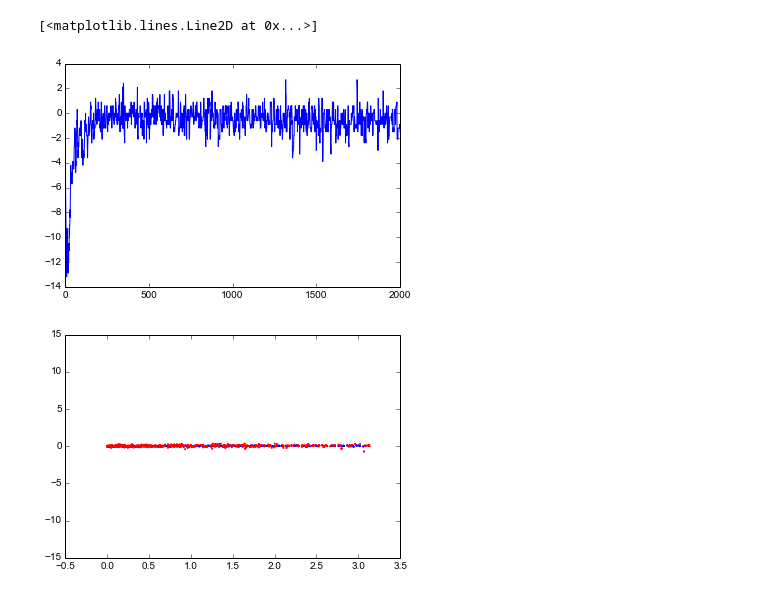
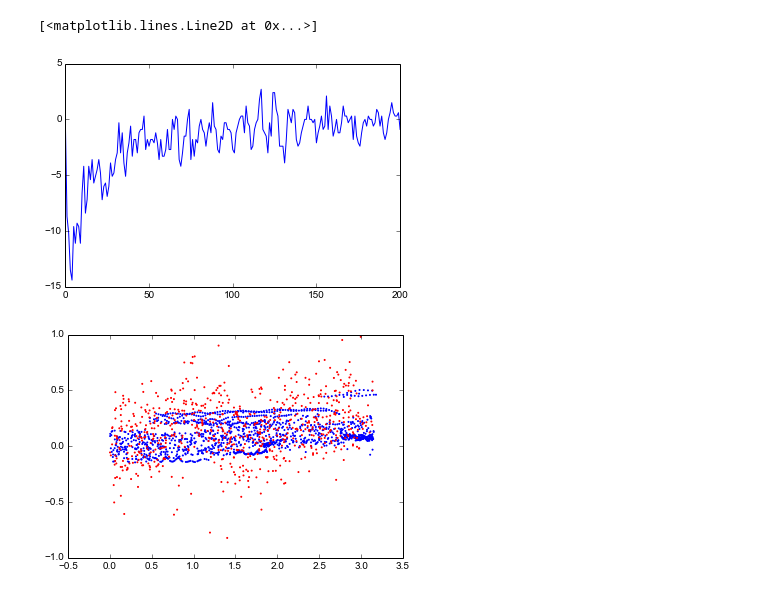
Before and after one commit to shigh/pyes1, a Jupyter notebook: pyes1/sheath.ipynb, the cells around one changed output. Drawn from its saved outputs; the diff is of its cells as text; code cells hidden in the pictures.

```diff
--- a/pyes1/sheath.ipynb
+++ b/pyes1/sheath.ipynb
@@ -10,8 +13,8 @@ import matplotlib.pyplot as plt
 from matplotlib import animation
 from collections import namedtuple
 # %%
-nt = 2000
-nx = 256
+nt = 200
+nx = 128
 L  = np.pi
 dx = L/(nx-1)
 dt = 0.1
@@ -19,13 +22,13 @@ B0 = 0
 me = 1.
 mi = 10.
 
-N_e = 2**10
+N_e = nx*20
 N_i = N_e
 n0e = np.linspace(0., L, N_e+1)[:-1]
 n0i = np.linspace(0., L, N_i+1)[:-1]
 
-vx0i = norm.rvs(size=N_i, scale=1./mi)
-vx0e = norm.rvs(size=N_e, scale=1./me)
+vx0i = norm.rvs(size=N_i, scale=np.sqrt(1./mi))
+vx0e = norm.rvs(size=N_e, scale=np.sqrt(1./me))
 
 q = .3
 electron = Species(-q, me, N_e, n0e,
@@ -33,36 +36,37 @@ electron = Species(-q, me, N_e, n0e,
 ion      = Species(q, mi, N_i, n0i,
                     vx0i, np.zeros(N_i))
 
-xp, vx, vy, E, phi, rho, sig, el = pic(electron, ion, nx, dx, nt, dt, L, B0)
+xp, vx, vy, E, phi, rho, sig, el, Na = pic(electron, ion, nx, dx, nt, dt, L, B0)
 # %%
 plt.plot(sig)
 # %% [output]
 [<matplotlib.lines.Line2D at 0x...>]
-[figure, old version]
+[figure, new version]
 # %%
 if True:
     fig = plt.figure()
     p1 = fig.add_subplot(1, 1, 1)
+    p1.set_ylim((-1, 1))
     imgs = []
     s = 1
     x_vals = np.linspace(0,L,nx+1)[:-1]
-    for i in range(0, nt+1, 10):
+    for i in range(0, nt+1):
         rhok = np.fft.rfft(rho[i,:])
         rhok[0] = 0.
         rhok = np.real(rhok*rhok.conj())
         is_e = el[i]
-        is_i = np.logical_not(is_e)
-        imgs.append((p1.scatter(xp[i,is_i], vx[i,is_i], color='b', s=s),
-                     p1.scatter(xp[i,is_e], vx[i,is_e], color='r', s=s),
+        is_i = np.logical_not(el[i])
+        imgs.append((plt.scatter(xp[i,is_i][:Na[i]], vx[i,is_i][:Na[i]], color='b', s=s),
+                     plt.scatter(xp[i,is_e][:Na[i]], vx[i,is_e][:Na[i]], color='r', s=s),
                      #p1.plot(rho[i], color='b')[0],
                      #p1.plot(rhok, color='b')[0],
                      #plt.plot(weight(xp[i],vx[i],nx,L),'b')[0],
                     ))
 
 
     im_ani = animation.ArtistAnimation(fig, imgs,
                                        interval=50, repeat_delay=3000,
                                        blit=True)
     im_ani.save("sheath.mp4", writer="mencoder")
 # %% [output]
-[figure, old version]
+[figure, new version]
```
Also changed, not shown: parts of 3 cells of this notebook, 1 other file.
